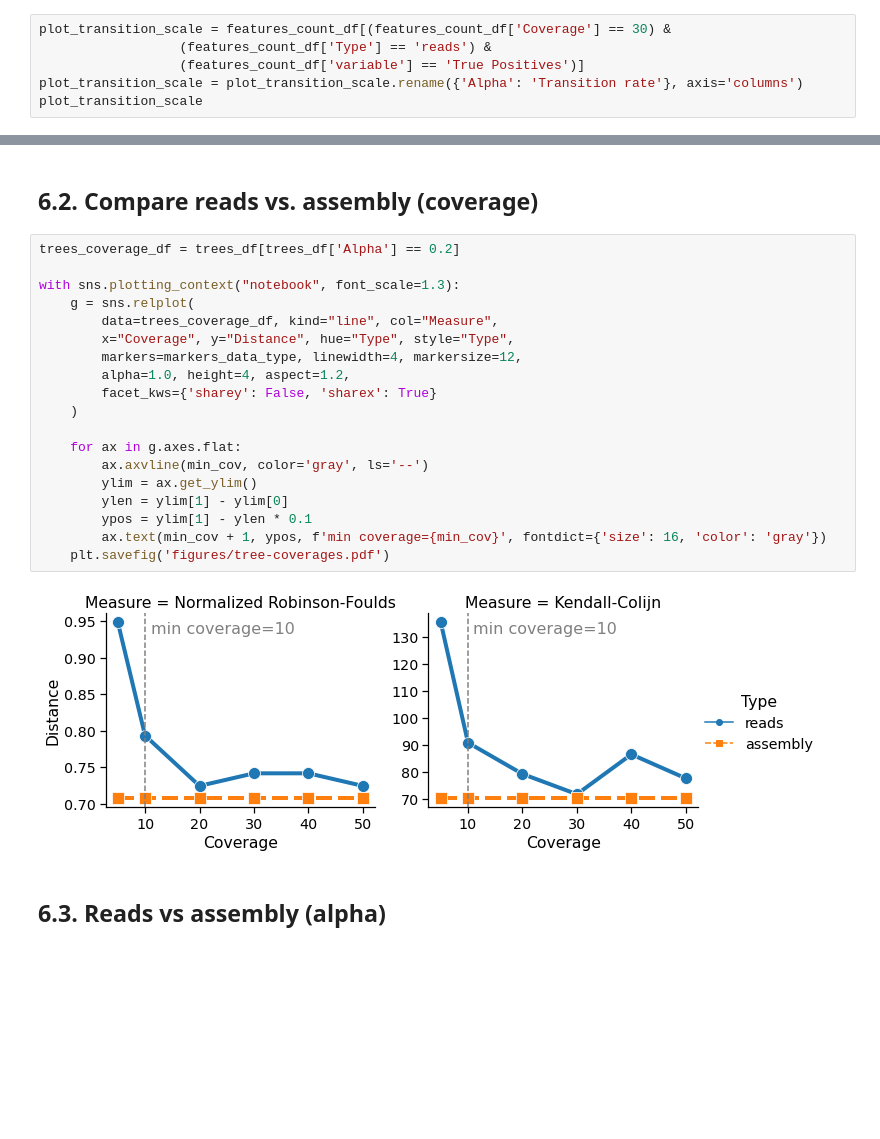
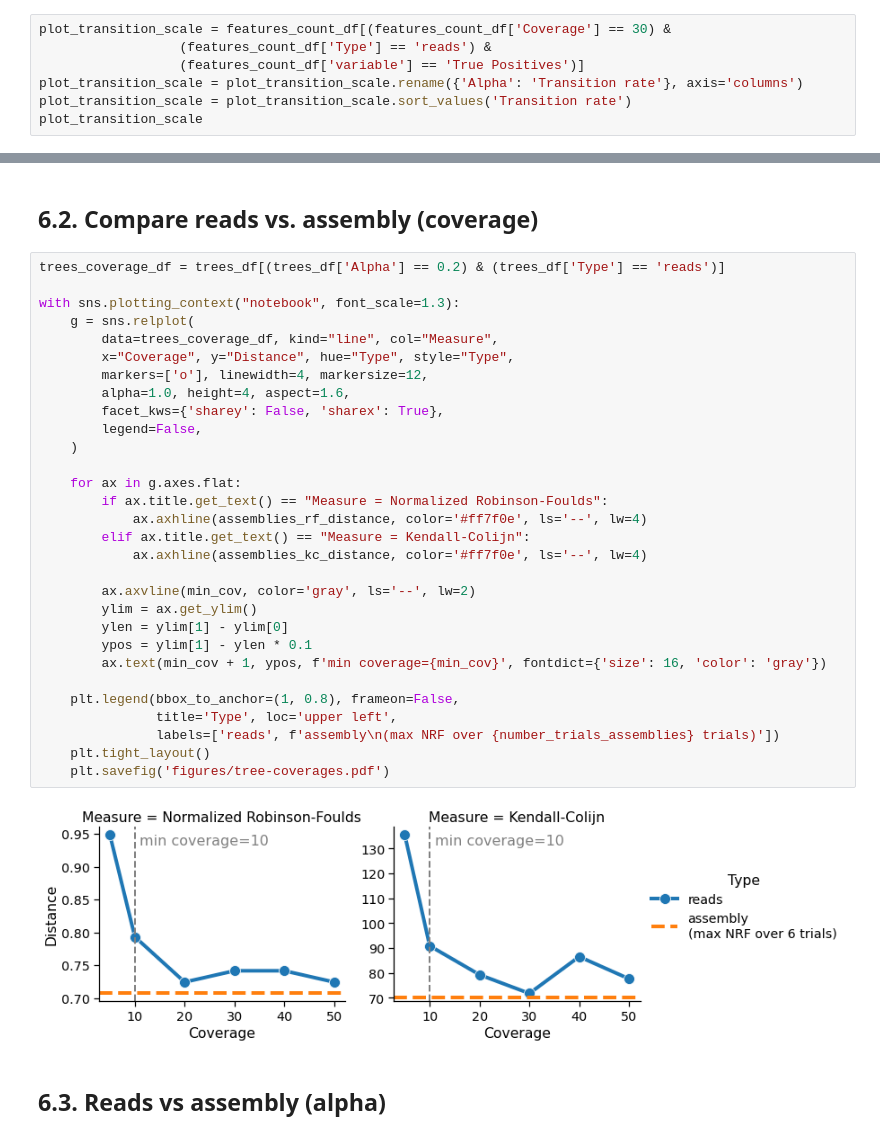
Before and after one commit to apetkau/genomics-data-index-evaluation-manuscript, a Jupyter notebook: evaluations/simulation/7-comparing-results.ipynb, the cells around one changed output, grey strips where cells are left out. Drawn from its saved outputs; the diff is of its cells as text; blank space fills up the shorter version.

```diff
--- a/evaluations/simulation/7-comparing-results.ipynb
+++ b/evaluations/simulation/7-comparing-results.ipynb
@@ -522,6 +518,7 @@ plot_transition_scale = features_count_df[(features_count_df['Coverage'] == 30)
                   (features_count_df['Type'] == 'reads') &
                   (features_count_df['variable'] == 'True Positives')]
 plot_transition_scale = plot_transition_scale.rename({'Alpha': 'Transition rate'}, axis='columns')
+plot_transition_scale = plot_transition_scale.sort_values('Transition rate')
 plot_transition_scale
 # %% [output]
 |  | Type | Coverage | Transition rate | Largest substitution divergence | variable | Count |
@@ -698,26 +692,37 @@ Assemblies case max coverage used for distances: 20
 # %% [markdown]
 ## 6.2. Compare reads vs. assembly (coverage)
 # %%
-trees_coverage_df = trees_df[trees_df['Alpha'] == 0.2]
+trees_coverage_df = trees_df[(trees_df['Alpha'] == 0.2) & (trees_df['Type'] == 'reads')]
 
 with sns.plotting_context("notebook", font_scale=1.3):
     g = sns.relplot(
         data=trees_coverage_df, kind="line", col="Measure",
         x="Coverage", y="Distance", hue="Type", style="Type",
-        markers=markers_data_type, linewidth=4, markersize=12,
-        alpha=1.0, height=4, aspect=1.2,
-        facet_kws={'sharey': False, 'sharex': True}
+        markers=['o'], linewidth=4, markersize=12,
+        alpha=1.0, height=4, aspect=1.6,
+        facet_kws={'sharey': False, 'sharex': True},
+        legend=False,
     )
 
     for ax in g.axes.flat:
-        ax.axvline(min_cov, color='gray', ls='--')
+        if ax.title.get_text() == "Measure = Normalized Robinson-Foulds":
+            ax.axhline(assemblies_rf_distance, color='#ff7f0e', ls='--', lw=4)
+        elif ax.title.get_text() == "Measure = Kendall-Colijn":
+            ax.axhline(assemblies_kc_distance, color='#ff7f0e', ls='--', lw=4)
+
+        ax.axvline(min_cov, color='gray', ls='--', lw=2)
         ylim = ax.get_ylim()
         ylen = ylim[1] - ylim[0]
         ypos = ylim[1] - ylen * 0.1
         ax.text(min_cov + 1, ypos, f'min coverage={min_cov}', fontdict={'size': 16, 'color': 'gray'})
+
+    plt.legend(bbox_to_anchor=(1, 0.8), frameon=False,
+               title='Type', loc='upper left',
+               labels=['reads', f'assembly\n(max NRF over {number_trials_assemblies} trials)'])
+    plt.tight_layout()
     plt.savefig('figures/tree-coverages.pdf')
 # %% [output]
-[figure, old version]
+[figure, new version]
 # %% [markdown]
 ## 6.3. Reads vs assembly (alpha)
 # %%
```
Also changed, not shown: parts of 20 cells of this notebook, 11 other files.
